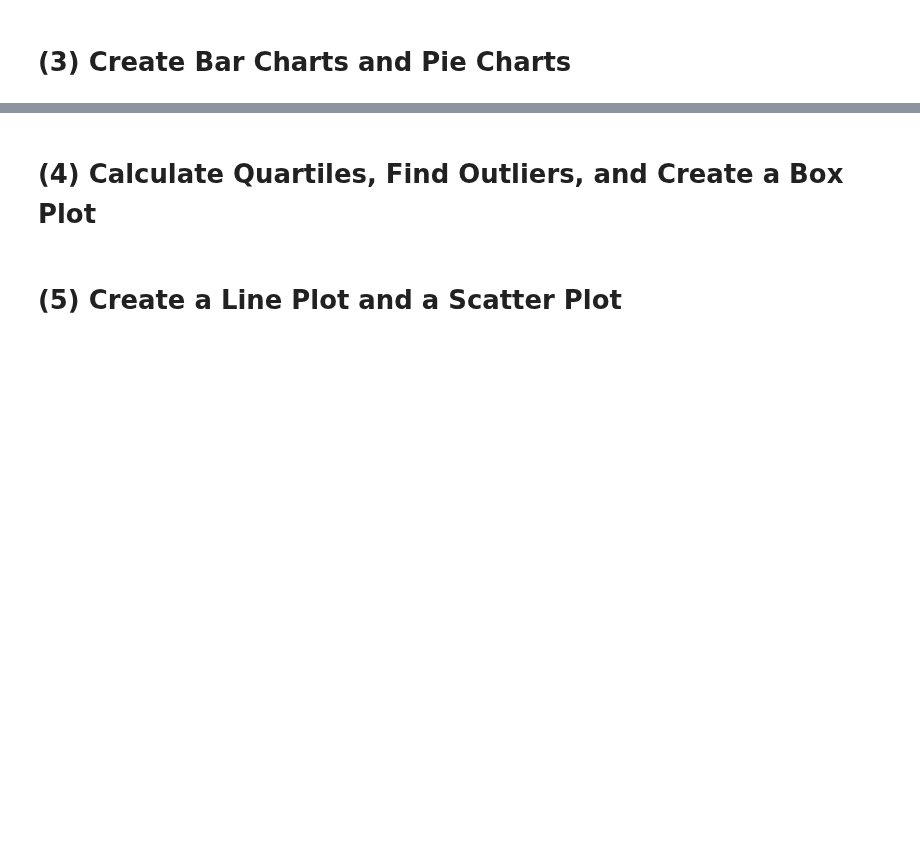
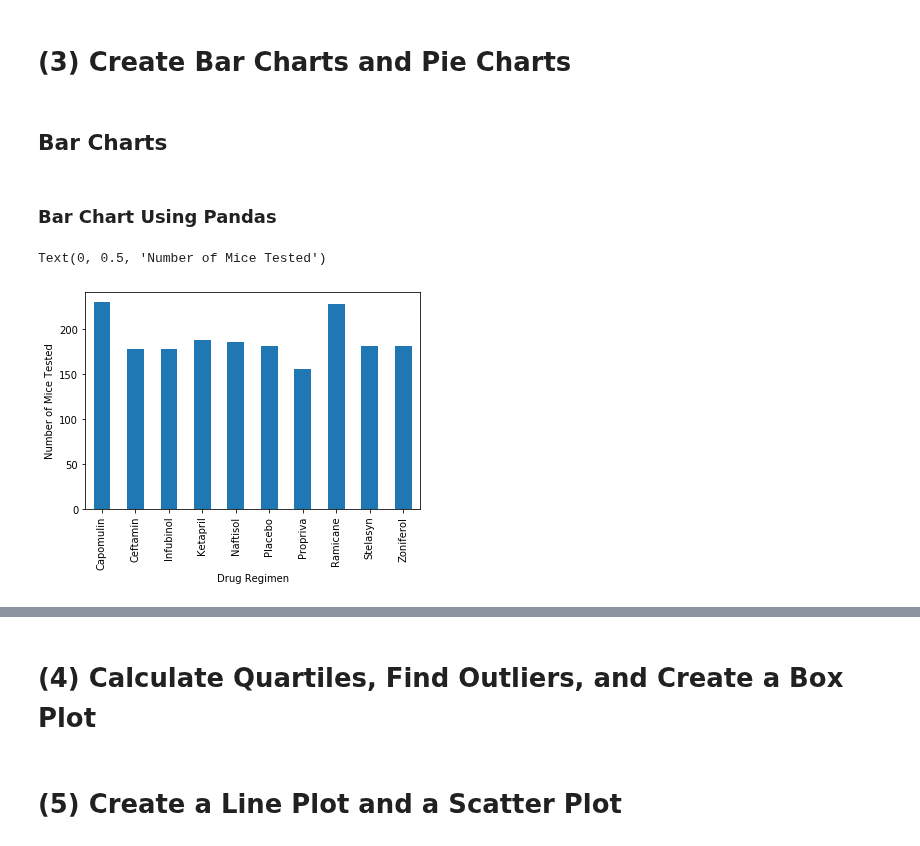
Before and after one commit to JenniferM-BShulyak/matplotlib-challenge, a Jupyter notebook: pymaceuticals.ipynb, the cells around one changed output, grey strips where cells are left out. Cells and saved outputs as stored; diff of their text form; code cells hidden in the pictures; blank space fills up the shorter version.

```diff
--- a/pymaceuticals.ipynb
+++ b/pymaceuticals.ipynb
@@ -56,0 +43,7 @@ array(['k403', 's185', 'x401', 'm601', 'g791', 's508', 'f966', 'm546',
+# %%
+# Check for duplicates
+complete_df["duplicates"]= complete_df.duplicated(subset = ["Mouse ID", "Timepoint"], keep = False)
+
+duplicates_df = complete_df.loc[complete_df["duplicates"] == True, :]
+
+duplicates_df
@@ -56,0 +64,5 @@ array(['k403', 's185', 'x401', 'm601', 'g791', 's508', 'f966', 'm546',
+# %%
+clean_df = complete_df.drop_duplicates(subset = ["Mouse ID", "Timepoint"], ignore_index="True") #Drop any rows that have the same Mouse ID and timepoint.
+#clean_df.loc[clean_df["Mouse ID"] == "g989", :]  to check
+
+del clean_df["duplicates"]
@@ -59,2 +140,12 @@ array(['k403', 's185', 'x401', 'm601', 'g791', 's508', 'f966', 'm546',
 # %% [markdown]
 # (3) Create Bar Charts and Pie Charts
+# %% [markdown]
+## Bar Charts
+# %% [markdown]
+### Bar Chart Using Pandas
+# %%
+(clean_df.groupby("Drug Regimen")["Timepoint"].count()).plot(kind = "bar", figsize=(6,4))
+plt.ylabel("Number of Mice Tested")
+# %% [output]
+Text(0, 0.5, 'Number of Mice Tested')
+[figure, added]
```
Also changed, not shown: parts of 13 cells of this notebook, 1 other file.
